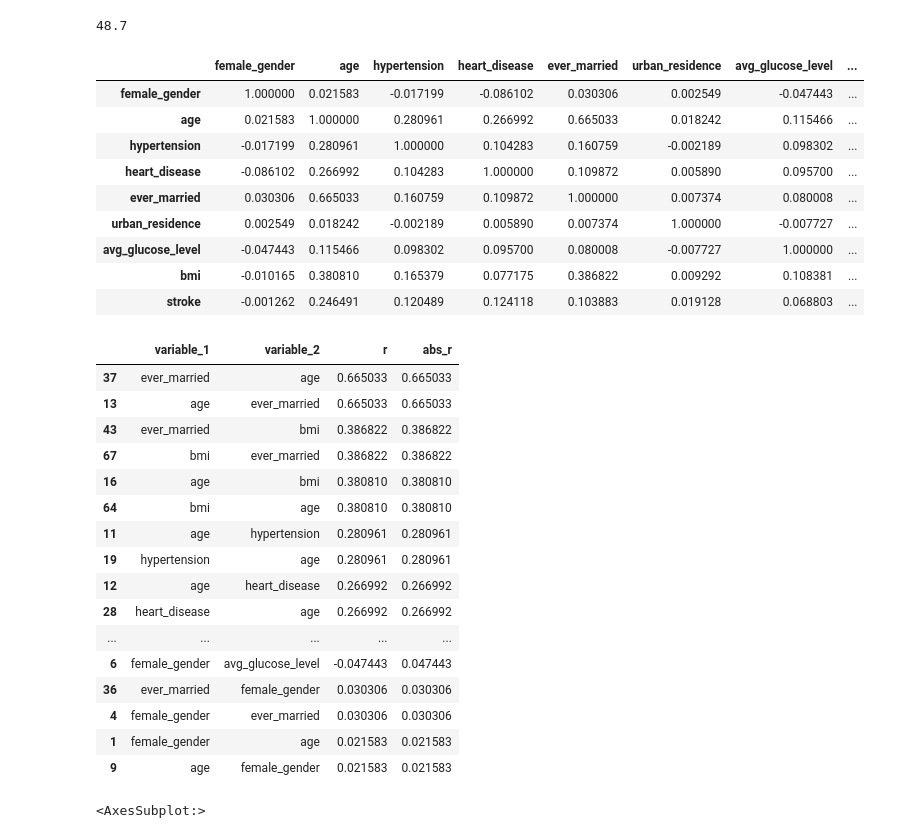
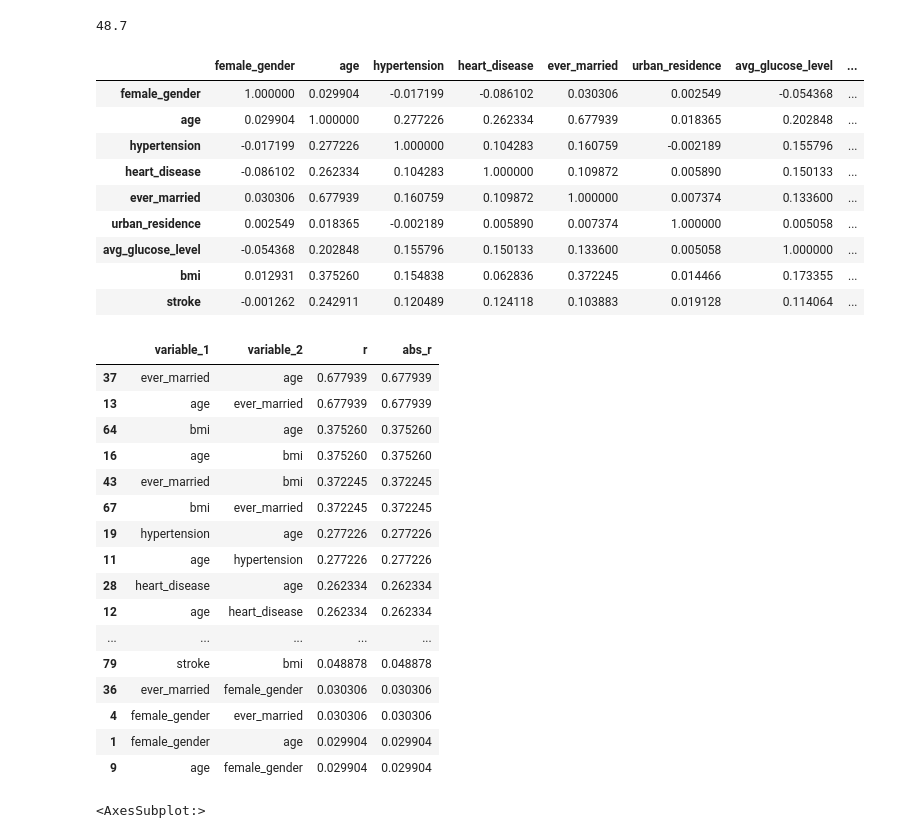
Before and after one commit to Factoria-F5-AI-Bootcamp-1-Edicion/Equipo_Rignon, a Jupyter notebook: Rignon.ipynb, the cells around one changed output. Drawn from its saved outputs; the diff is of its cells as text; code cells hidden in the pictures.

```diff
--- a/Rignon.ipynb
+++ b/Rignon.ipynb
@@ -284,19 +284,19 @@ df['bmi'].max()
 # %%
 numericas = ["female_gender", "age", "hypertension", "heart_disease", "ever_married", "urban_residence", "avg_glucose_level", "bmi", "stroke"]
 # %%
-corr_matrix = df[numericas].corr(method='spearman')
+corr_matrix = df[numericas].corr(method='pearson')
 corr_matrix
 # %% [output]
 |  | female_gender | age | hypertension | heart_disease | ever_married | urban_residence | avg_glucose_level | ... |
-| female_gender | 1.000000 | 0.021583 | -0.017199 | -0.086102 | 0.030306 | 0.002549 | -0.047443 | ... |
-| age | 0.021583 | 1.000000 | 0.280961 | 0.266992 | 0.665033 | 0.018242 | 0.115466 | ... |
-| hypertension | -0.017199 | 0.280961 | 1.000000 | 0.104283 | 0.160759 | -0.002189 | 0.098302 | ... |
-| heart_disease | -0.086102 | 0.266992 | 0.104283 | 1.000000 | 0.109872 | 0.005890 | 0.095700 | ... |
-| ever_married | 0.030306 | 0.665033 | 0.160759 | 0.109872 | 1.000000 | 0.007374 | 0.080008 | ... |
-| urban_residence | 0.002549 | 0.018242 | -0.002189 | 0.005890 | 0.007374 | 1.000000 | -0.007727 | ... |
-| avg_glucose_level | -0.047443 | 0.115466 | 0.098302 | 0.095700 | 0.080008 | -0.007727 | 1.000000 | ... |
-| bmi | -0.010165 | 0.380810 | 0.165379 | 0.077175 | 0.386822 | 0.009292 | 0.108381 | ... |
-| stroke | -0.001262 | 0.246491 | 0.120489 | 0.124118 | 0.103883 | 0.019128 | 0.068803 | ... |
+| female_gender | 1.000000 | 0.029904 | -0.017199 | -0.086102 | 0.030306 | 0.002549 | -0.054368 | ... |
+| age | 0.029904 | 1.000000 | 0.277226 | 0.262334 | 0.677939 | 0.018365 | 0.202848 | ... |
+| hypertension | -0.017199 | 0.277226 | 1.000000 | 0.104283 | 0.160759 | -0.002189 | 0.155796 | ... |
+| heart_disease | -0.086102 | 0.262334 | 0.104283 | 1.000000 | 0.109872 | 0.005890 | 0.150133 | ... |
+| ever_married | 0.030306 | 0.677939 | 0.160759 | 0.109872 | 1.000000 | 0.007374 | 0.133600 | ... |
+| urban_residence | 0.002549 | 0.018365 | -0.002189 | 0.005890 | 0.007374 | 1.000000 | 0.005058 | ... |
+| avg_glucose_level | -0.054368 | 0.202848 | 0.155796 | 0.150133 | 0.133600 | 0.005058 | 1.000000 | ... |
+| bmi | 0.012931 | 0.375260 | 0.154838 | 0.062836 | 0.372245 | 0.014466 | 0.173355 | ... |
+| stroke | -0.001262 | 0.242911 | 0.120489 | 0.124118 | 0.103883 | 0.019128 | 0.114064 | ... |
 # %%
 def tidy_corr_matrix(corr_mat):
     '''
@@ -313,22 +313,22 @@ def tidy_corr_matrix(corr_mat):
 tidy_corr_matrix(corr_matrix).head (50)
 # %% [output]
 |  | variable_1 | variable_2 | r | abs_r |
-| 37 | ever_married | age | 0.665033 | 0.665033 |
-| 13 | age | ever_married | 0.665033 | 0.665033 |
-| 43 | ever_married | bmi | 0.386822 | 0.386822 |
-| 67 | bmi | ever_married | 0.386822 | 0.386822 |
-| 16 | age | bmi | 0.380810 | 0.380810 |
-| 64 | bmi | age | 0.380810 | 0.380810 |
-| 11 | age | hypertension | 0.280961 | 0.280961 |
-| 19 | hypertension | age | 0.280961 | 0.280961 |
-| 12 | age | heart_disease | 0.266992 | 0.266992 |
-| 28 | heart_disease | age | 0.266992 | 0.266992 |
+| 37 | ever_married | age | 0.677939 | 0.677939 |
+| 13 | age | ever_married | 0.677939 | 0.677939 |
+| 64 | bmi | age | 0.375260 | 0.375260 |
+| 16 | age | bmi | 0.375260 | 0.375260 |
+| 43 | ever_married | bmi | 0.372245 | 0.372245 |
+| 67 | bmi | ever_married | 0.372245 | 0.372245 |
+| 19 | hypertension | age | 0.277226 | 0.277226 |
+| 11 | age | hypertension | 0.277226 | 0.277226 |
+| 28 | heart_disease | age | 0.262334 | 0.262334 |
+| 12 | age | heart_disease | 0.262334 | 0.262334 |
 | ... | ... | ... | ... | ... |
-| 6 | female_gender | avg_glucose_level | -0.047443 | 0.047443 |
+| 79 | stroke | bmi | 0.048878 | 0.048878 |
 | 36 | ever_married | female_gender | 0.030306 | 0.030306 |
 | 4 | female_gender | ever_married | 0.030306 | 0.030306 |
-| 1 | female_gender | age | 0.021583 | 0.021583 |
-| 9 | age | female_gender | 0.021583 | 0.021583 |
+| 1 | female_gender | age | 0.029904 | 0.029904 |
+| 9 | age | female_gender | 0.029904 | 0.029904 |
 # %%
 mask = np.triu(np.ones_like(corr_matrix, dtype=bool))
 f, ax = plt.subplots(figsize=(11, 9))
```
Also changed, not shown: parts of 33 cells of this notebook.
